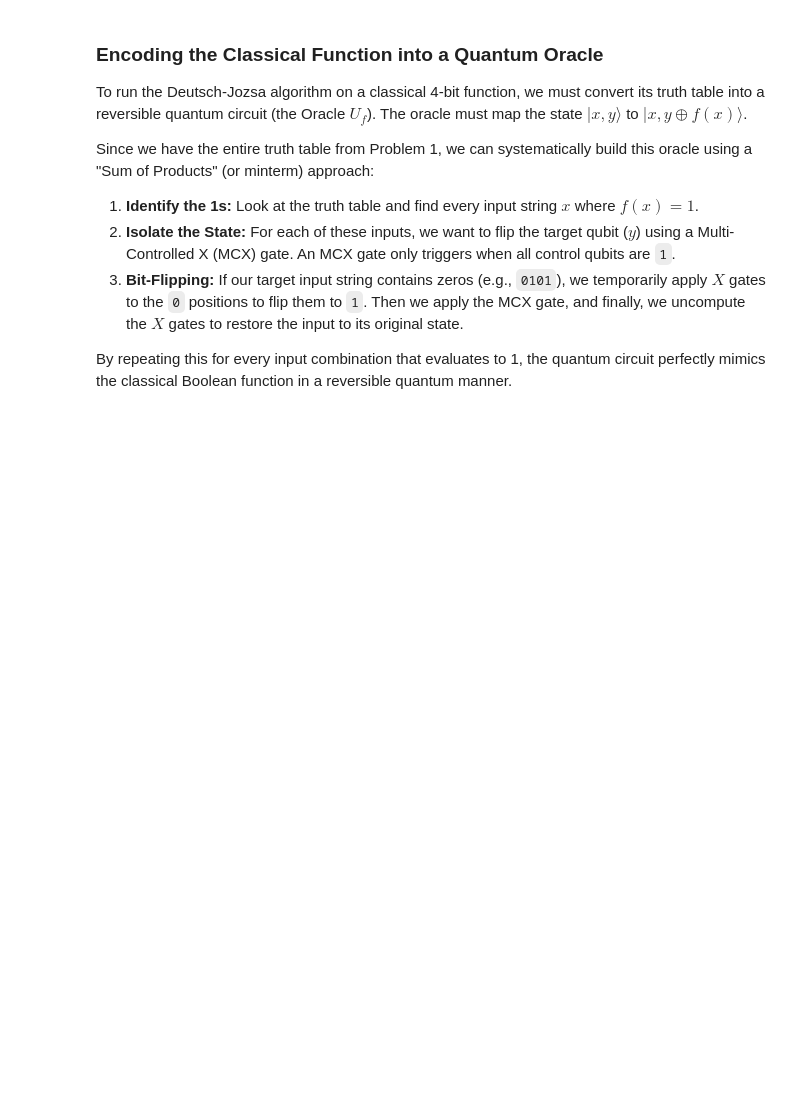
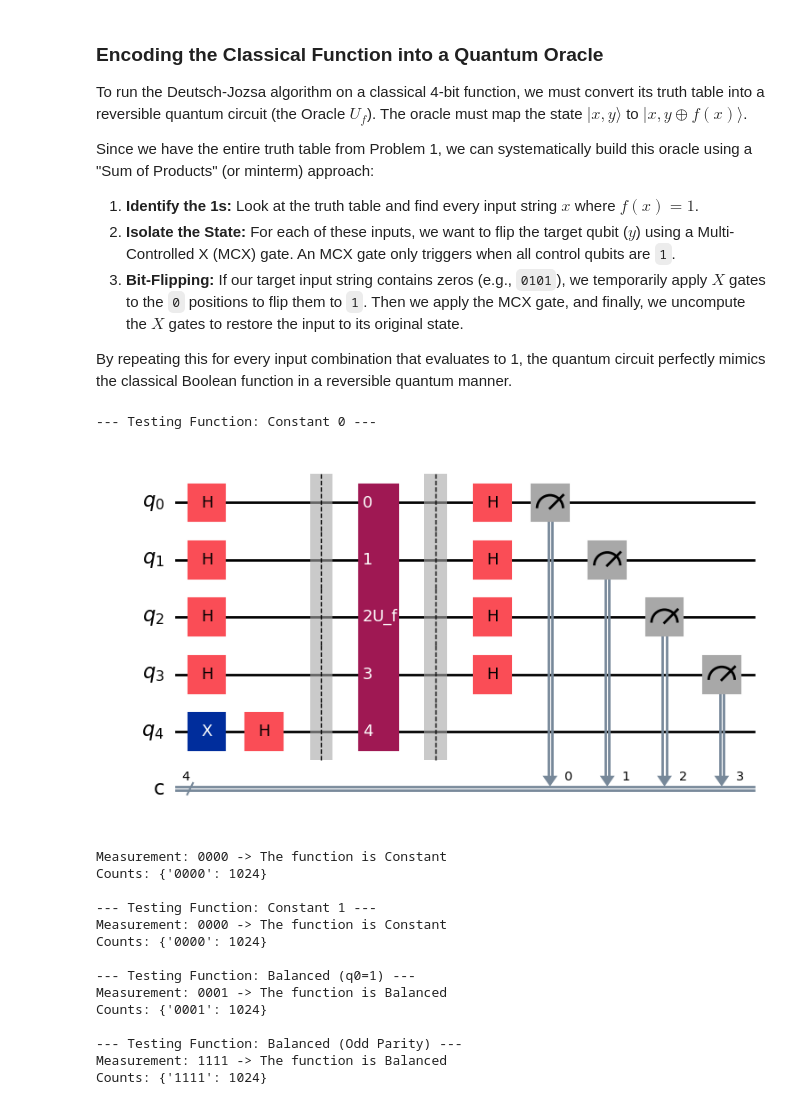
Before and after one commit to Nathan-Dean371/Emerging-Technologies, a Jupyter notebook: problems.ipynb, the cells around one changed output. Drawn from its saved outputs; the diff is of its cells as text; code cells hidden in the pictures; blank space fills up the shorter version.

Commit message:
Added functions build_oracle_from_truth_table, deutsch_jozsa_4bit and the accompanying markdown

```diff
--- a/problems.ipynb
+++ b/problems.ipynb
@@ -588,3 +588,75 @@ Since we have the entire truth table from Problem 1, we can systematically build
 3. **Bit-Flipping:** If our target input string contains zeros (e.g., `0101`), we temporarily apply $X$ gates to the `0` positions to flip them to `1`. Then we apply the MCX gate, and finally, we uncompute the $X$ gates to restore the input to its original state.
 
 By repeating this for every input combination that evaluates to 1, the quantum circuit perfectly mimics the classical Boolean function in a reversible quantum manner.
+# %%
+def build_oracle_from_truth_table(truth_table):
+    """
+    Encodes a 4-bit truth table into a 5-qubit quantum oracle.
+    q0-q3 are the inputs, q4 is the target.
+    """
+    oracle = QuantumCircuit(5)
+
+    for input_state, output_val in truth_table.items():
+        if output_val == 1:
+            # Find which qubits need to be flipped (where input is 0)
+            zero_indices = [i for i, bit in enumerate(input_state) if bit == 0]
+
+            # Apply X to make the control state all 1s
+            if zero_indices:
+                oracle.x(zero_indices)
+
+            # Apply 4-controlled-X gate targeting q4
+            oracle.mcx([0, 1, 2, 3], 4)
+
+            # Uncompute the X gates to restore the original input state
+            if zero_indices:
+                oracle.x(zero_indices)
+
+    # Return it as a custom black-box gate (just like Problem 4)
+    return oracle.to_gate(label="U_f")
+
+def deutsch_jozsa_4bit(oracle_gate):
+    """
+    Builds the DJ circuit for a 4-bit input oracle.
+    """
+    # 5 qubits (4 input, 1 target), 4 classical bits for measurement
+    dj_circuit = QuantumCircuit(5, 4)
+
+    # 1. Initialize target qubit (q4) to |-> for phase kickback
+    dj_circuit.x(4)
+    dj_circuit.h(4)
+
+    # 2. Initialize input qubits (q0-q3) to |+> for superposition
+    dj_circuit.h([0, 1, 2, 3])
+
+    dj_circuit.barrier()
+
+    # 3. Apply the Oracle
+    dj_circuit.append(oracle_gate, [0, 1, 2, 3, 4])
+
+    dj_circuit.barrier()
+
+    # 4. Apply H-gates to input qubits for interference
+    dj_circuit.h([0, 1, 2, 3])
+
+    # 5. Measure the inputs
+    dj_circuit.measure([0, 1, 2, 3], [0, 1, 2, 3])
+
+    return dj_circuit
+# %% [output]
+--- Testing Function: Constant 0 ---
+[figure, added]
+Measurement: 0000 -> The function is Constant
+Counts: {'0000': 1024}
+
+--- Testing Function: Constant 1 ---
+Measurement: 0000 -> The function is Constant
+Counts: {'0000': 1024}
+
+--- Testing Function: Balanced (q0=1) ---
+Measurement: 0001 -> The function is Balanced
+Counts: {'0001': 1024}
+
+--- Testing Function: Balanced (Odd Parity) ---
+Measurement: 1111 -> The function is Balanced
+Counts: {'1111': 1024}
```
Also changed, not shown: parts of 3 cells of this notebook.
